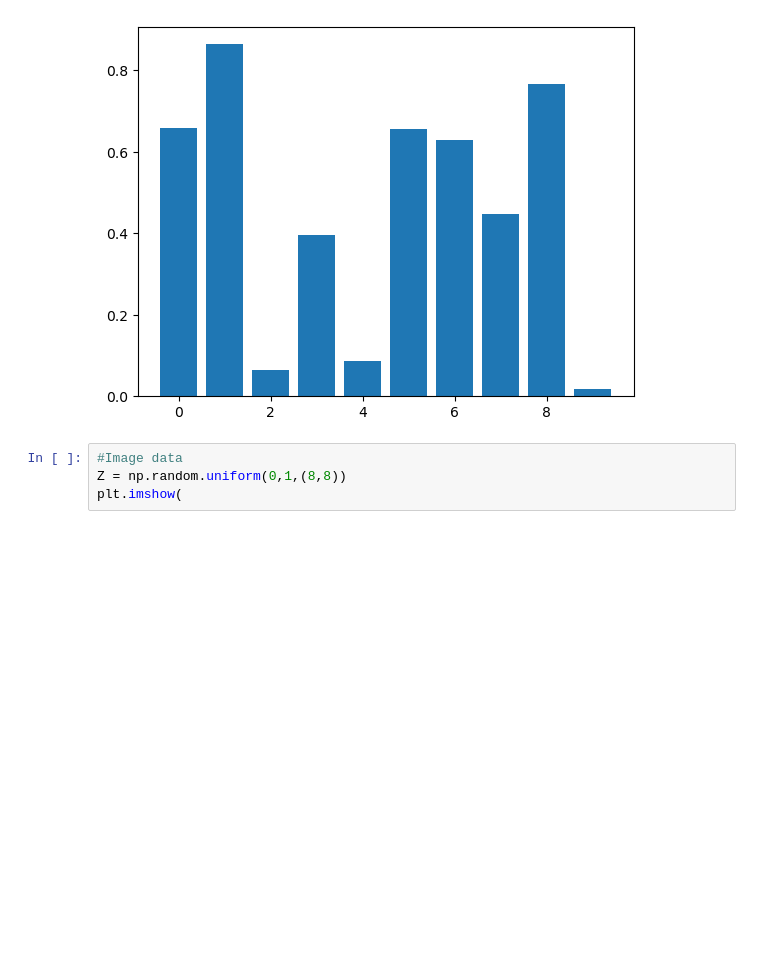
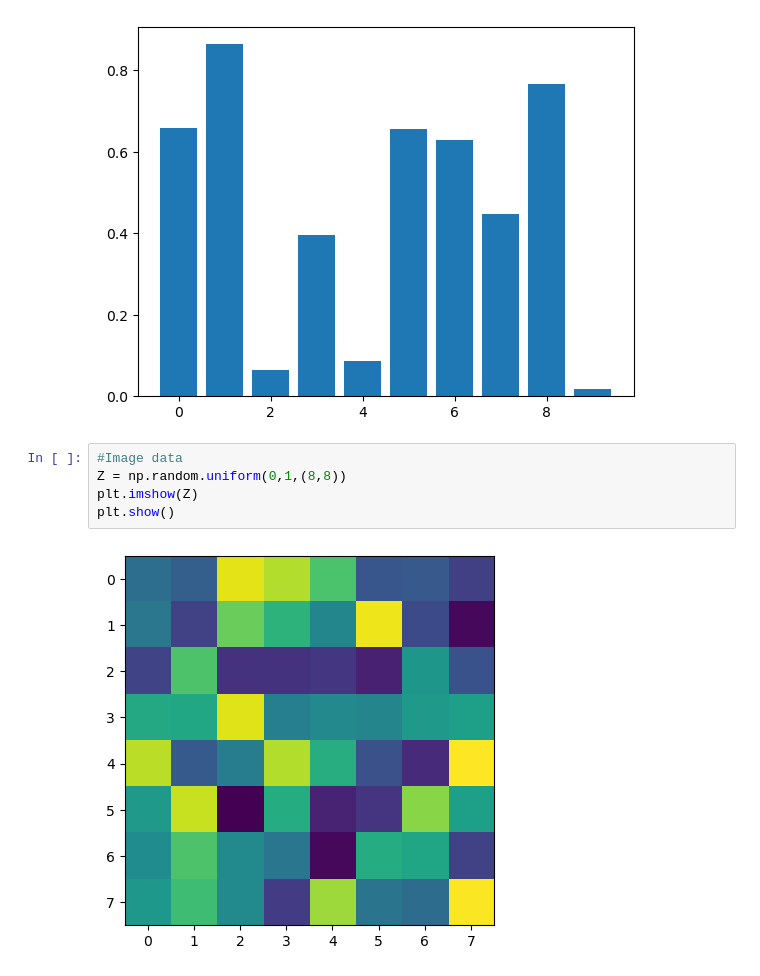
Before and after one commit to Turjo47/DataScience_and_ML_Notes-, a Jupyter notebook: Matplotlib.ipynb, the cells around one changed output. Drawn from its saved outputs; the diff is of its cells as text; blank space fills up the shorter version.

```diff
--- a/Matplotlib.ipynb
+++ b/Matplotlib.ipynb
@@ -31,4 +31,7 @@ plt.show()
 # %%
 #Image data
 Z = np.random.uniform(0,1,(8,8))
-plt.imshow(
+plt.imshow(Z)
+plt.show()
+# %% [output]
+[figure, added]
```
Also changed, not shown: parts of 5 cells of this notebook, 1 other file.
